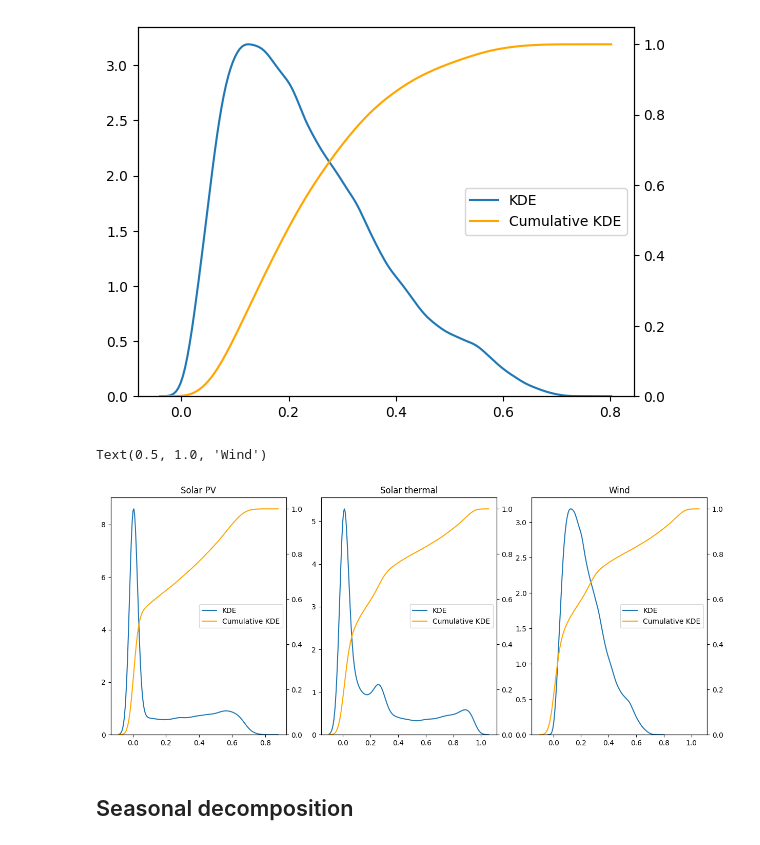
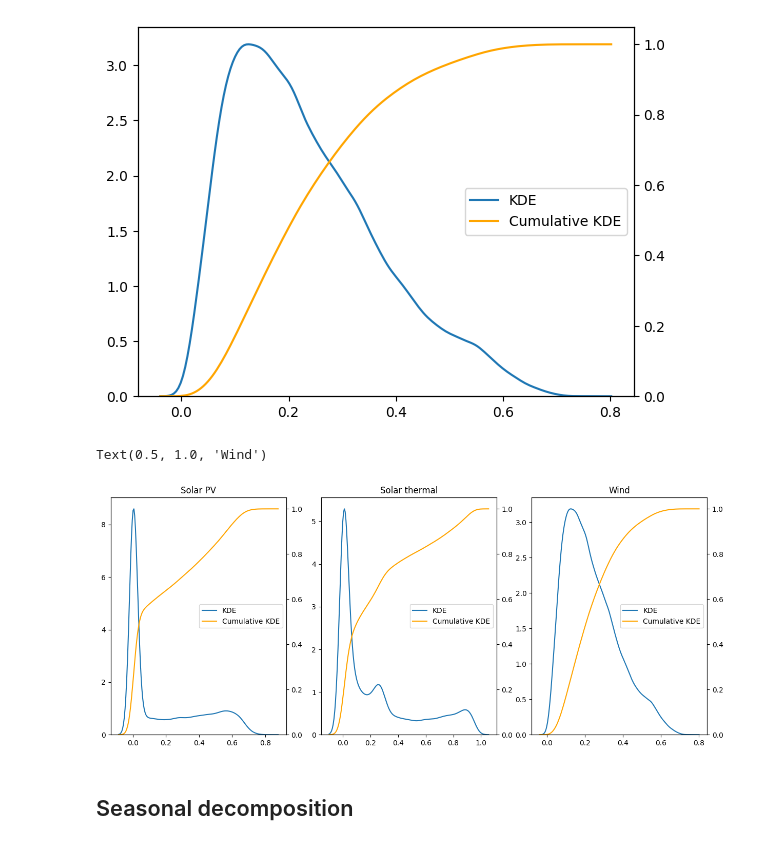
Before and after one commit to fcelya/solar-wind-generation, a Jupyter notebook: data_exploration_acf_pacf.ipynb, the cells around one changed output. Saved outputs shown, nothing was run; the diff lists cells and outputs as text; code cells hidden in the pictures.

```diff
--- a/data_exploration_acf_pacf.ipynb
+++ b/data_exploration_acf_pacf.ipynb
@@ -121,35 +121,35 @@ sns.kdeplot(df_spv,ax=ax2,cumulative=True,color='orange',label='Cumulative KDE')
 ax[0].legend(loc='center right')
 # ax2.legend(loc='upper right')
 ax[0].set_ylabel('')
 ax[0].set_xlabel('')
 ax2.set_ylabel('')
 
 sns.kdeplot(df_st,ax=ax[1],label='KDE')
 sns.lineplot([0],ax=ax[1],color='orange',label='Cumulative KDE')
 ax3 = ax[1].twinx()
 sns.kdeplot(df_st,ax=ax3,cumulative=True,color='orange',label='Cumulative KDE')
 ax[1].legend(loc='center right')
 # ax2.legend(loc='upper right')
 ax[1].set_ylabel('')
 ax[1].set_xlabel('')
 ax3.set_ylabel('')
 
 sns.kdeplot(df_w,ax=ax[2],label='KDE')
 sns.lineplot([0],ax=ax[2],color='orange',label='Cumulative KDE')
 ax4 = ax[2].twinx()
-sns.kdeplot(df_st,ax=ax4,cumulative=True,color='orange',label='Cumulative KDE')
+sns.kdeplot(df_w,ax=ax4,cumulative=True,color='orange',label='Cumulative KDE')
 ax[2].legend(loc='center right')
 # ax2.legend(loc='upper right')
 ax[2].set_ylabel('')
 ax[2].set_xlabel('')
 ax4.set_ylabel('')
 
 ax[0].set_title('Solar PV')
 ax[1].set_title('Solar thermal')
 ax[2].set_title('Wind')
 # %% [output]
 Text(0.5, 1.0, 'Wind')
-[figure, old version]
+[figure, new version]
 # %% [markdown]
 ## Seasonal decomposition
 # %%
```
Also changed, not shown: 1 other file.
